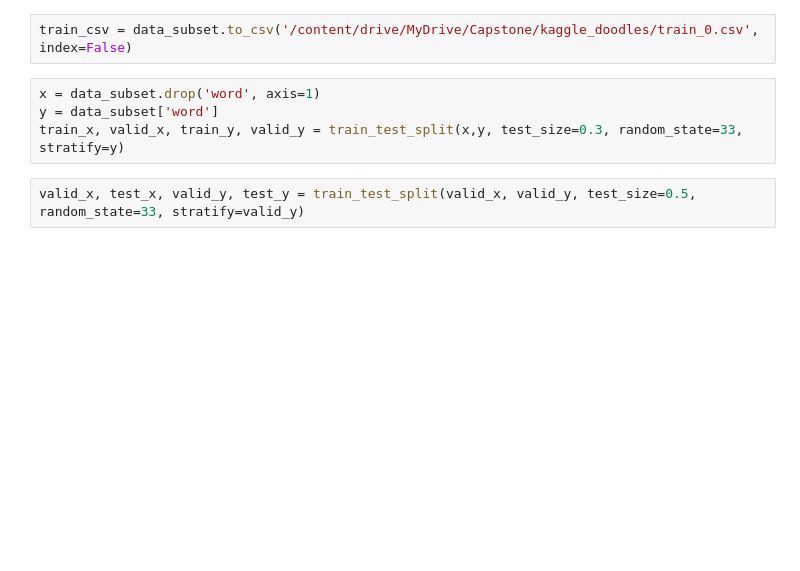
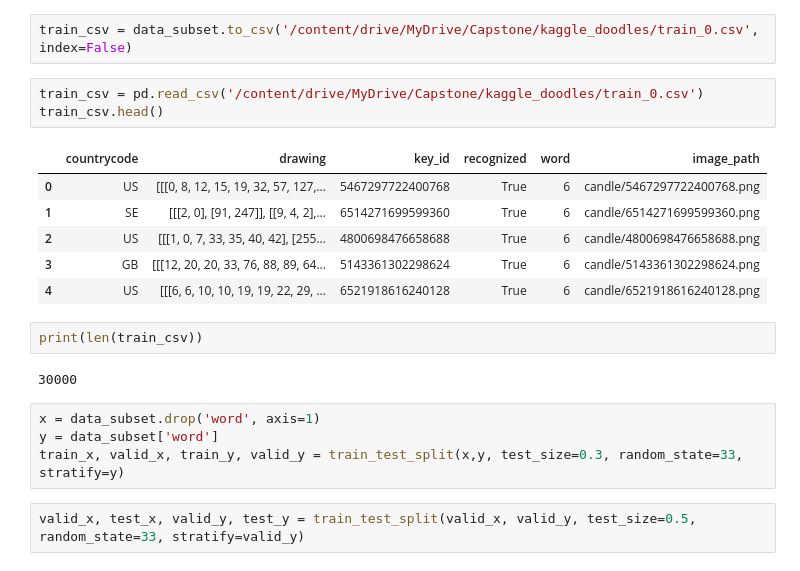
Before and after one commit to dominicfanucchi/aai-590_group4, a Jupyter notebook: Train_Valid_Test_Split.ipynb, the cells around one changed output. Saved outputs shown, nothing was run; the diff lists cells and outputs as text; blank space fills up the shorter version.

```diff
--- a/Train_Valid_Test_Split.ipynb
+++ b/Train_Valid_Test_Split.ipynb
@@ -72,6 +72,20 @@ See the caveats in the documentation: https://pandas.pydata.org/pandas-docs/stab
 | 39004 | US | [[[6, 6, 10, 10, 19, 19, 22, 29, ... | 6521918616240128 | True | 6 | candle/6521918616240128.png |
 # %%
 train_csv = data_subset.to_csv('/content/drive/MyDrive/Capstone/kaggle_doodles/train_0.csv', index=False)
+# %%
+train_csv = pd.read_csv('/content/drive/MyDrive/Capstone/kaggle_doodles/train_0.csv')
+train_csv.head()
+# %% [output]
+|  | countrycode | drawing | key_id | recognized | word | image_path |
+| 0 | US | [[[0, 8, 12, 15, 19, 32, 57, 127,... | 5467297722400768 | True | 6 | candle/5467297722400768.png |
+| 1 | SE | [[[2, 0], [91, 247]], [[9, 4, 2],... | 6514271699599360 | True | 6 | candle/6514271699599360.png |
+| 2 | US | [[[1, 0, 7, 33, 35, 40, 42], [255... | 4800698476658688 | True | 6 | candle/4800698476658688.png |
+| 3 | GB | [[[12, 20, 20, 33, 76, 88, 89, 64... | 5143361302298624 | True | 6 | candle/5143361302298624.png |
+| 4 | US | [[[6, 6, 10, 10, 19, 19, 22, 29, ... | 6521918616240128 | True | 6 | candle/6521918616240128.png |
+# %%
+print(len(train_csv))
+# %% [output]
+30000
 # %%
 x = data_subset.drop('word', axis=1)
 y = data_subset['word']
```
Also changed, not shown: parts of 28 cells of this notebook.
